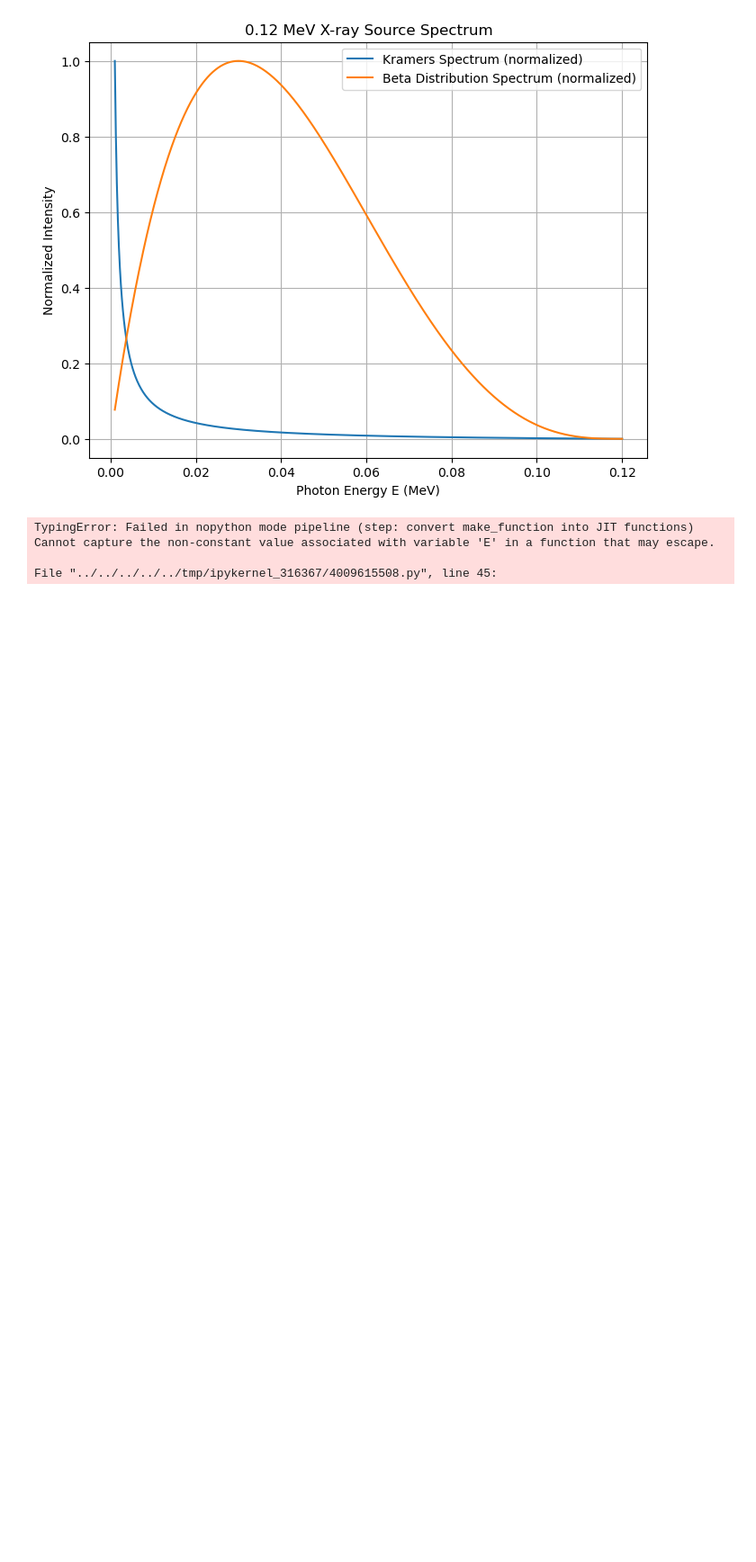
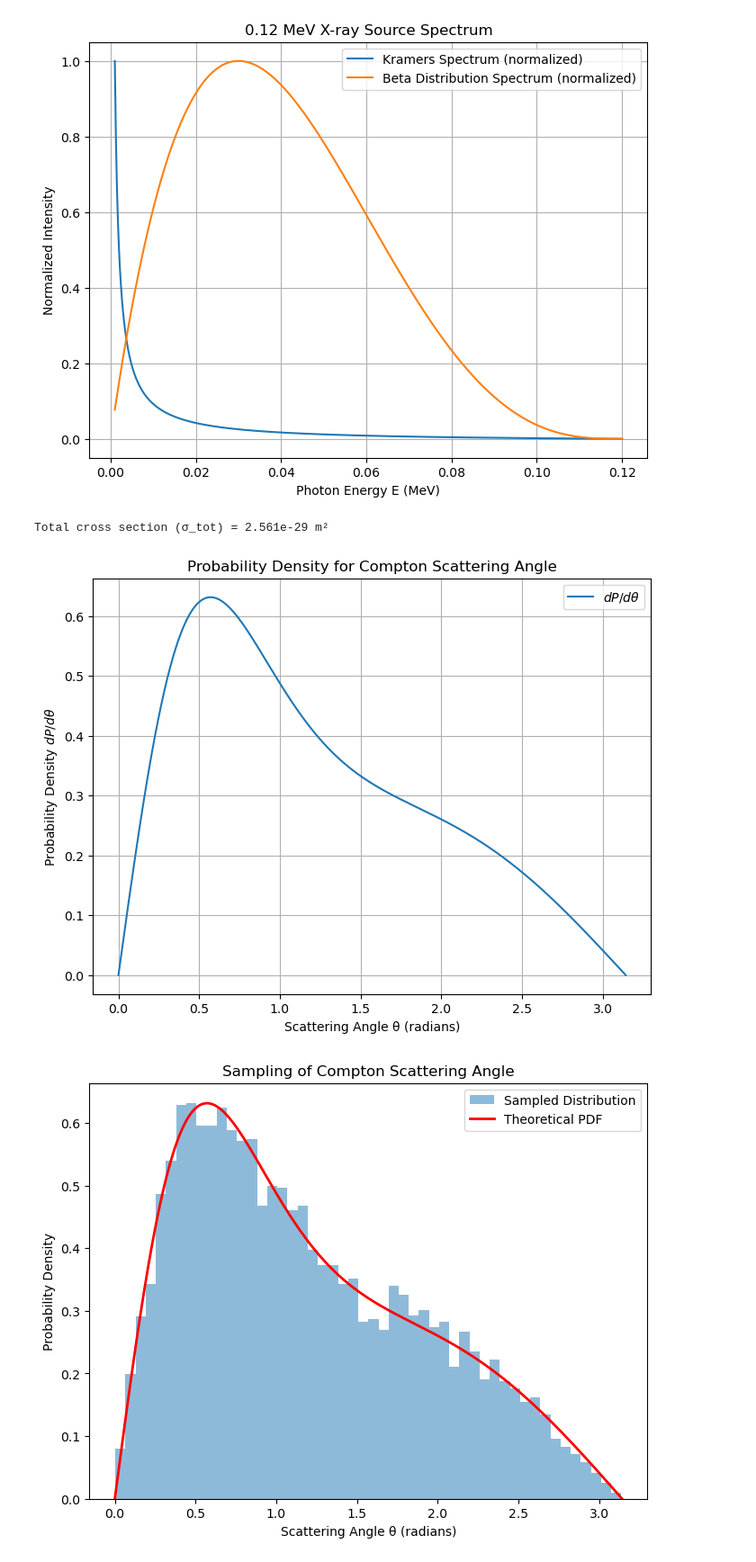
Before and after one commit to samuelnub/lircst-ana, a Jupyter notebook: src/AnalyticalCST.ipynb, the cells around one changed output. Shown at 90% size. Cells and saved outputs as stored; diff of their text form; code cells hidden in the pictures; blank space fills up the shorter version.

```diff
--- a/src/AnalyticalCST.ipynb
+++ b/src/AnalyticalCST.ipynb
@@ -613,7 +603,6 @@ plt.show()
 import numpy as np
 import scipy.integrate as integrate
 import matplotlib.pyplot as plt
-import numba as nb
 
 # ---------------------
 # Constants
@@ -624,7 +613,6 @@ m_e_c2 = 0.511         # Electron rest energy in MeV
 # ---------------------
 # Functions
 # ---------------------
-@nb.jit(nopython=False)
 def compton_energy(E, theta):
     """
     Compute the scattered photon energy E' given incident energy E (in MeV)
@@ -632,7 +620,7 @@ def compton_energy(E, theta):
     """
     return E / (1 + (E/m_e_c2) * (1 - np.cos(theta)))
 
-@nb.jit(nopython=False)
+
 def klein_nishina_dsigma_domega(theta, E):
     """
     Compute the Klein-Nishina differential cross section dσ/dΩ as a function of
@@ -643,8 +631,8 @@ def klein_nishina_dsigma_domega(theta, E):
     # Klein-Nishina formula
     return (r0**2 / 2) * factor * ((E/E_prime) + (E_prime/E) - np.sin(theta)**2)
 
+
 # P.S. Scattering coefficient = Electron density * Total cross section
-@nb.jit(nopython=False)
 def total_cross_section(E):
     """
     Numerically integrate dσ/dΩ over all solid angles to obtain the total cross section σ_tot.
@@ -656,7 +644,7 @@ def total_cross_section(E):
     sigma_tot = 2 * np.pi * integral
     return sigma_tot
 
-@nb.jit(nopython=False)
+
 def probability_density(theta, E, sigma_tot):
     """
     Compute the probability density dP/dθ for scattering at angle theta.
@@ -694,37 +682,36 @@ def sample_theta(E, sigma_tot, n_samples=10000):
     # Estimate the maximum value of the PDF (used for rejection sampling)
     theta_grid = np.linspace(0, np.pi, 500)
     p_vals = probability_density(theta_grid, E, sigma_tot)
     p_max = p_vals.max()
 
     while len(theta_samples) < n_samples:
         # Sample a candidate uniformly from [0, π]
         theta_candidate = np.random.uniform(0, np.pi)
         # Evaluate the PDF at this candidate
         p_candidate = probability_density(theta_candidate, E, sigma_tot)
         # Sample a uniform random number between 0 and p_max
         u = np.random.uniform(0, p_max)
         if u < p_candidate:
             theta_samples.append(theta_candidate)
     return np.array(theta_samples)
 
 # Generate samples
 n_samples = 10000
 theta_samples = sample_theta(test_E, sigma_tot, n_samples=n_samples)
 
 # Plot histogram of sampled angles against the theoretical PDF
 plt.figure(figsize=(8,6))
 plt.hist(theta_samples, bins=50, density=True, alpha=0.5, label='Sampled Distribution')
 plt.plot(thetas, pdf, 'r-', lw=2, label='Theoretical PDF')
 plt.xlabel('Scattering Angle θ (radians)')
 plt.ylabel('Probability Density')
 plt.title('Sampling of Compton Scattering Angle')
 plt.legend()
 plt.show()
 # %% [output]
-TypingError: Failed in nopython mode pipeline (step: convert make_function into JIT functions)
-Cannot capture the non-constant value associated with variable 'E' in a function that may escape.
-
-File "../../../../../tmp/ipykernel_316367/4009615508.py", line 45:
+Total cross section (σ_tot) = 2.561e-29 m²
+[figure, added]
+[figure, added]
 # %%
 #@title Full Generalised Radon Transform for One detector point
 
```
Also changed, not shown: parts of 7 cells of this notebook.
